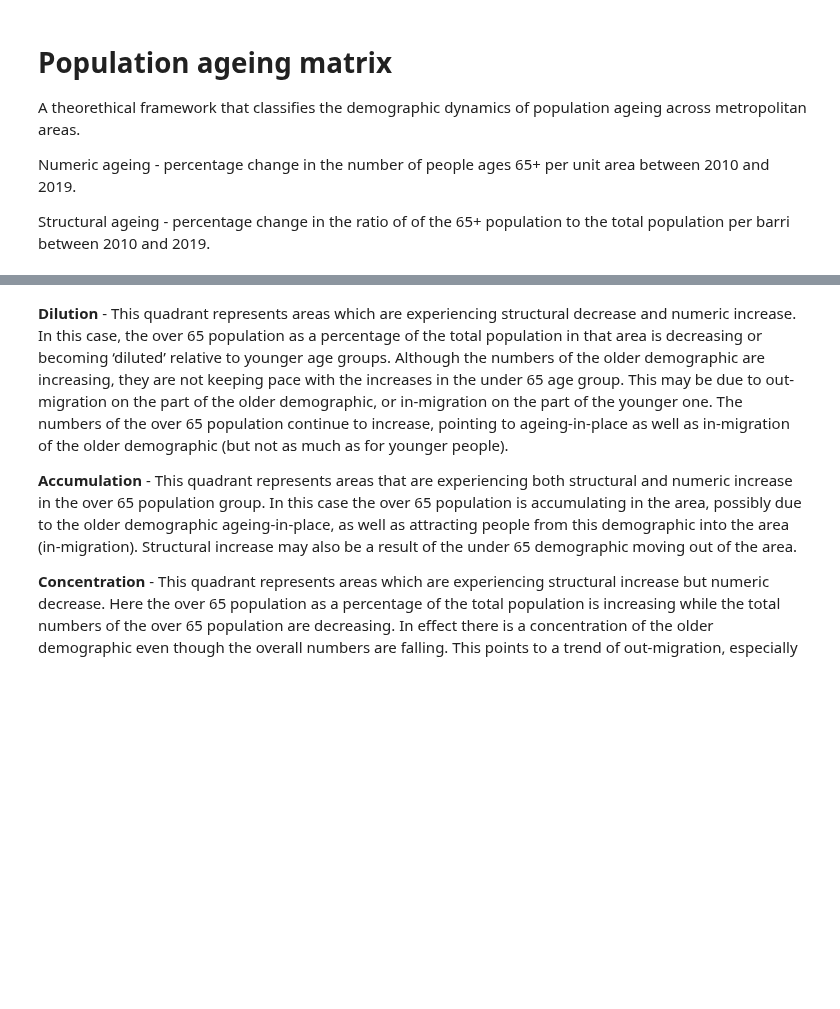
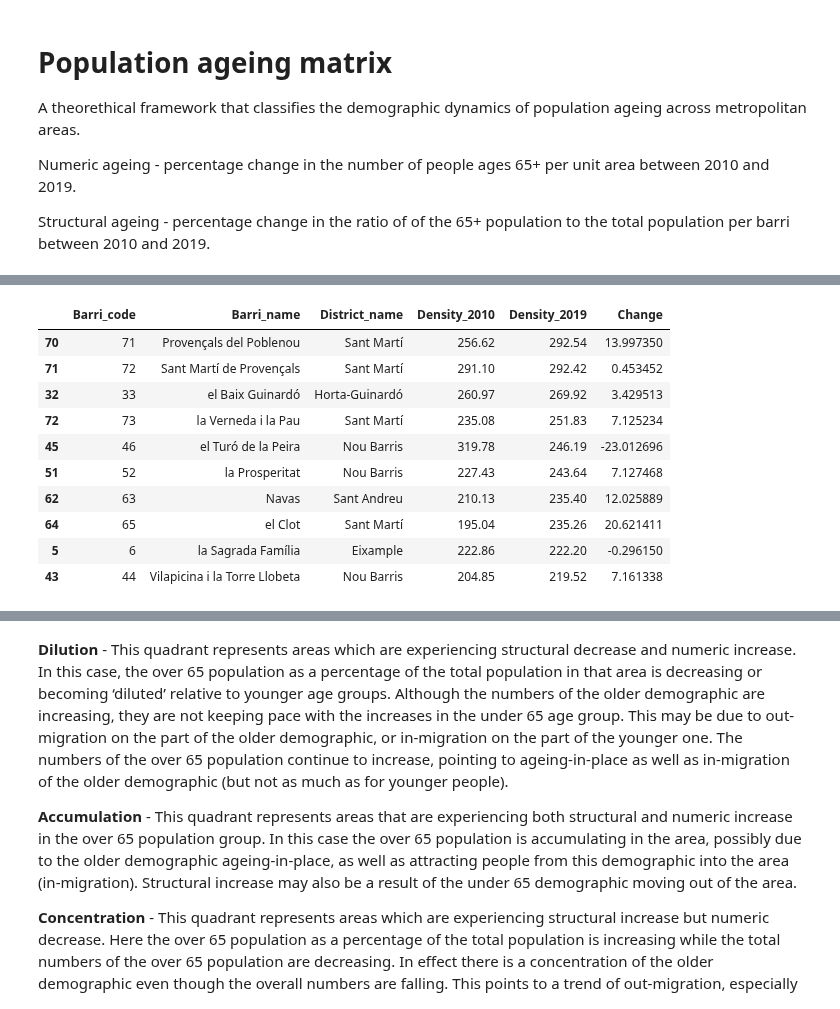
Before and after one commit to abednarczuk/MasterThesis, a Jupyter notebook: 09_Ageing_indicators_and_ageing_matrix.ipynb, the cells around one changed output, grey strips where cells are left out. Cells and saved outputs as stored; diff of their text form; code cells hidden in the pictures; blank space fills up the shorter version.

```diff
--- a/09_Ageing_indicators_and_ageing_matrix.ipynb
+++ b/09_Ageing_indicators_and_ageing_matrix.ipynb
@@ -241,3 +257,17 @@ numeric
+# %%
+numeric.sort_values(by='Density_2019', ascending=False).head(10)
+# %% [output]
+|  | Barri_code | Barri_name | District_name | Density_2010 | Density_2019 | Change |
+| 70 | 71 | Provençals del Poblenou | Sant Martí | 256.62 | 292.54 | 13.997350 |
+| 71 | 72 | Sant Martí de Provençals | Sant Martí | 291.10 | 292.42 | 0.453452 |
+| 32 | 33 | el Baix Guinardó | Horta-Guinardó | 260.97 | 269.92 | 3.429513 |
+| 72 | 73 | la Verneda i la Pau | Sant Martí | 235.08 | 251.83 | 7.125234 |
+| 45 | 46 | el Turó de la Peira | Nou Barris | 319.78 | 246.19 | -23.012696 |
+| 51 | 52 | la Prosperitat | Nou Barris | 227.43 | 243.64 | 7.127468 |
+| 62 | 63 | Navas | Sant Andreu | 210.13 | 235.40 | 12.025889 |
+| 64 | 65 | el Clot | Sant Martí | 195.04 | 235.26 | 20.621411 |
+| 5 | 6 | la Sagrada Família | Eixample | 222.86 | 222.20 | -0.296150 |
+| 43 | 44 | Vilapicina i la Torre Llobeta | Nou Barris | 204.85 | 219.52 | 7.161338 |
 # %%
 structural2010 = population_tg.query('Year == 2010').groupby(['Year', 'District_code', 'District_name',
                        'Barri_code', 'Barri_name', 'Age_group']).agg({'Number': 'sum'}).groupby(level=["Year","Barri_name"]).apply(lambda x: 100 * x / float(x.sum())).reset_index()
```
Also changed, not shown: parts of 10 cells of this notebook, 1 other file.
